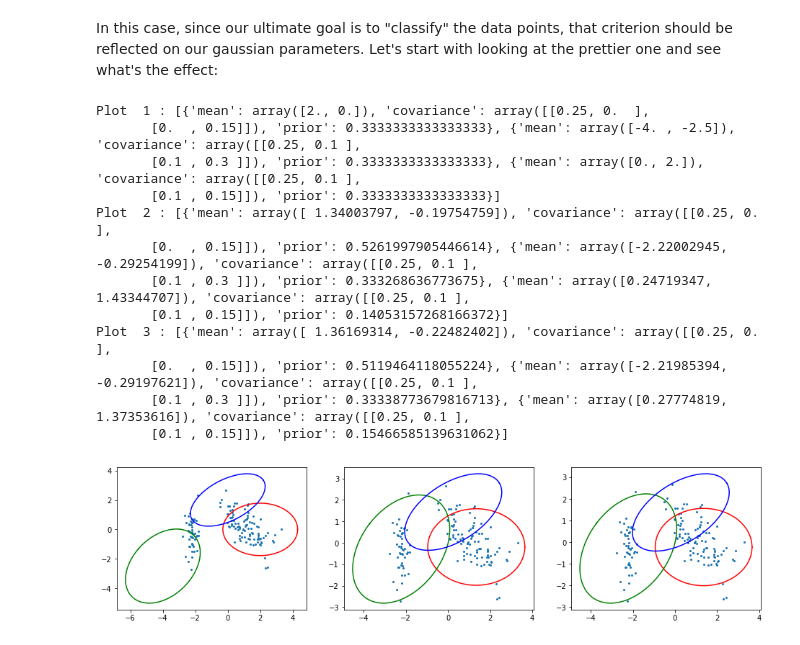
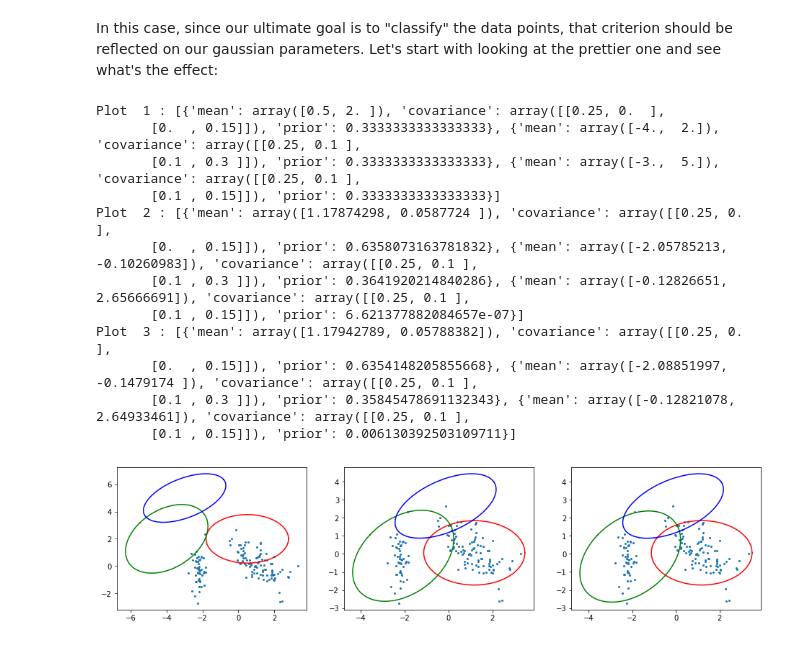
Before and after one commit to gentsk77/EECS491, a Jupyter notebook: Assignments/A4/EECS491-A4-yxs626.ipynb, the cells around one changed output. Drawn from its saved outputs; the diff is of its cells as text; code cells hidden in the pictures.

```diff
--- a/Assignments/A4/EECS491-A4-yxs626.ipynb
+++ b/Assignments/A4/EECS491-A4-yxs626.ipynb
@@ -712,15 +675,15 @@ As in the Exercise 3, we shall start with importing the dataset. Again, this tim
 # %%
 import pandas as pd
 
-df = pd.read_csv(
+iris = pd.read_csv(
     filepath_or_buffer = 'https://archive.ics.uci.edu/ml/machine-learning-databases/iris/iris.data',
     header = None,
     sep = ',')
 
-df.columns = ['sepal_length', 'sepal_width', 'petal_length', 'petal_width', 'class']
+iris.columns = ['sepal_length', 'sepal_width', 'petal_length', 'petal_width', 'class']
 ## drops the empty line if exist
-df.dropna(how = "all", inplace = True)
-df.tail()
+iris.dropna(how = "all", inplace = True)
+iris.tail()
 # %% [output]
 |  | sepal_length | sepal_width | petal_length | petal_width | class |
 | 145 | 6.7 | 3.0 | 5.2 | 2.3 | Iris-virginica |
@@ -735,7 +698,7 @@ Now we shall go ahead and have a deeper inspection on the distribution of iris a
 # %%
 ## split the dataset into data X and class labels y
-X = df.iloc[:, 0:4].values
-y = df.iloc[:, 4].values
+X = iris.iloc[:, 0:4].values
+y = iris.iloc[:, 4].values
 # %%
 import plotly
 import plotly.plotly as py
@@ -824,10 +784,10 @@ py.iplot(fig, filename = 'cumulative percentage of variance')
 # %% [markdown]
 From the plot above, it should be quite obvious that pertaining the first two principal components should be enough to keep necessary information of our dataset. So let's do it!
 # %%
-matrix_w = np.hstack((eig_pairs[0][1].reshape(4,1),
-                      eig_pairs[1][1].reshape(4,1)))
+points = np.hstack((eig_pairs[0][1].reshape(4,1),
+                    eig_pairs[1][1].reshape(4,1)))
 
-Y = X_std.dot(matrix_w)
+Y = X_std.dot(points)
 
 data = []
 
@@ -845,7 +805,7 @@ layout = dict(showlegend = True,
                            yaxis = dict(title = 'PC2')))
 
 fig = dict(data = data, layout = layout)
-py.iplot(fig, filename = 'iris projection')
+plotly.offline.iplot(fig, filename = 'iris projection')
 # %% [output]
 [interactive output not drawn]
 # %% [markdown]
@@ -887,26 +847,26 @@ As shown in the plot above, the result doesn't seem quite ideal if our goal is t
 In this case, since our ultimate goal is to "classify" the data points, that criterion should be reflected on our gaussian parameters. Let's start with looking at the prettier one and see what's the effect:
 # %%
 ## the gmm parameters
-mu2 = np.asarray([[2, 0], [-4, -2.5], [0, 2]]).astype('float')
+mu2 = np.asarray([[0.5, 2], [-4, 2], [-3, 5]]).astype('float')
 
 sigma2 = np.asarray([[[0.25, 0], [0, 0.15]],
                     [[0.25, 0.1], [0.1, 0.3]],
                     [[0.25, 0.1], [0.1, 0.15]]]).astype('float')
+
+gmm_2 = [{'mean': mu2[m], 'covariance': sigma2[m], 'prior': 1.0 / 3} for m in range(3)]
+
+__plot__([gmm_2], Y)
+# %% [output]
+Plot  1 : [{'mean': array([0.5, 2. ]), 'covariance': array([[0.25, 0.  ],
+       [0.  , 0.15]]), 'prior': 0.3333333333333333}, {'mean': array([-4.,  2.]), 'covariance': array([[0.25, 0.1 ],
+       [0.1 , 0.3 ]]), 'prior': 0.3333333333333333}, {'mean': array([-3.,  5.]), 'covariance': array([[0.25, 0.1 ],
+       [0.1 , 0.15]]), 'prior': 0.3333333333333333}]
+Plot  2 : [{'mean': array([1.17874298, 0.0587724 ]), 'covariance': array([[0.25, 0.  ],
+       [0.  , 0.15]]), 'prior': 0.6358073163781832}, {'mean': array([-2.05785213, -0.10260983]), 'covariance': array([[0.25, 0.1 ],
+       [0.1 , 0.3 ]]), 'prior': 0.3641920214840286}, {'mean': array([-0.12826651,  2.65666691]), 'covariance': array([[0.25, 0.1 ],
+       [0.1 , 0.15]]), 'prior': 6.621377882084657e-07}]
+Plot  3 : [{'mean': array([1.17942789, 0.05788382]), 'covariance': array([[0.25, 0.  ],
+       [0.  , 0.15]]), 'prior': 0.6354148205855668}, {'mean': array([-2.08851997, -0.1479174 ]), 'covariance': array([[0.25, 0.1 ],
+       [0.1 , 0.3 ]]), 'prior': 0.35845478691132343}, {'mean': array([-0.12821078,  2.64933461]), 'covariance': array([[0.25, 0.1 ],
+       [0.1 , 0.15]]), 'prior': 0.006130392503109711}]
+[figure, added]
-# %%
-gmm_2 = [{'mean': mu2[m], 'covariance': sigma2[m], 'prior': 1.0 / 3} for m in range(3)]
-
-__plot__([gmm_2], Y)
-# %% [output]
-Plot  1 : [{'mean': array([2., 0.]), 'covariance': array([[0.25, 0.  ],
-       [0.  , 0.15]]), 'prior': 0.3333333333333333}, {'mean': array([-4. , -2.5]), 'covariance': array([[0.25, 0.1 ],
-       [0.1 , 0.3 ]]), 'prior': 0.3333333333333333}, {'mean': array([0., 2.]), 'covariance': array([[0.25, 0.1 ],
-       [0.1 , 0.15]]), 'prior': 0.3333333333333333}]
-Plot  2 : [{'mean': array([ 1.34003797, -0.19754759]), 'covariance': array([[0.25, 0.  ],
-       [0.  , 0.15]]), 'prior': 0.5261997905446614}, {'mean': array([-2.22002945, -0.29254199]), 'covariance': array([[0.25, 0.1 ],
-       [0.1 , 0.3 ]]), 'prior': 0.333268636773675}, {'mean': array([0.24719347, 1.43344707]), 'covariance': array([[0.25, 0.1 ],
-       [0.1 , 0.15]]), 'prior': 0.14053157268166372}]
-Plot  3 : [{'mean': array([ 1.36169314, -0.22482402]), 'covariance': array([[0.25, 0.  ],
-       [0.  , 0.15]]), 'prior': 0.5119464118055224}, {'mean': array([-2.21985394, -0.29197621]), 'covariance': array([[0.25, 0.1 ],
-       [0.1 , 0.3 ]]), 'prior': 0.33338773679816713}, {'mean': array([0.27774819, 1.37353616]), 'covariance': array([[0.25, 0.1 ],
-       [0.1 , 0.15]]), 'prior': 0.15466585139631062}]
-[figure, removed]
```
Also changed, not shown: parts of 41 cells of this notebook.
